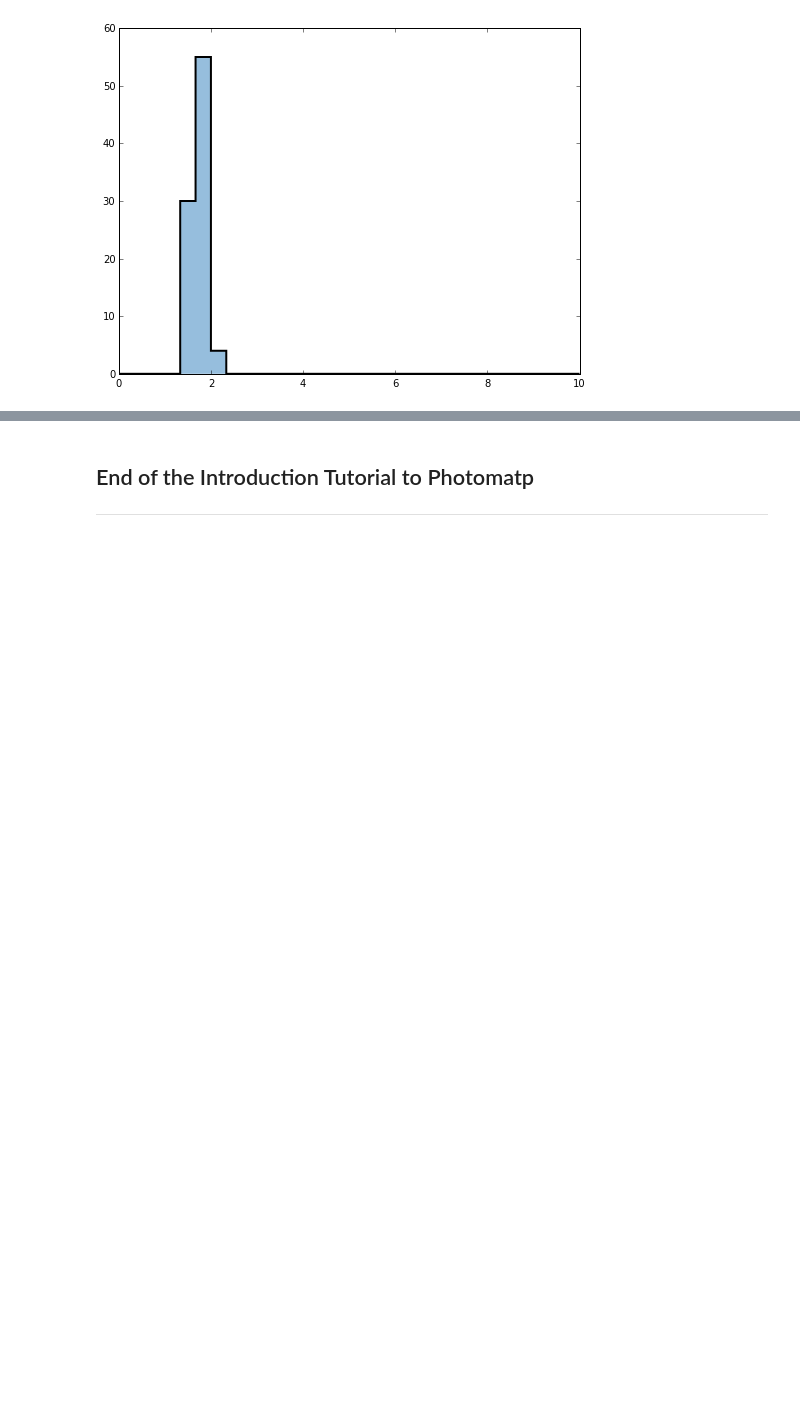
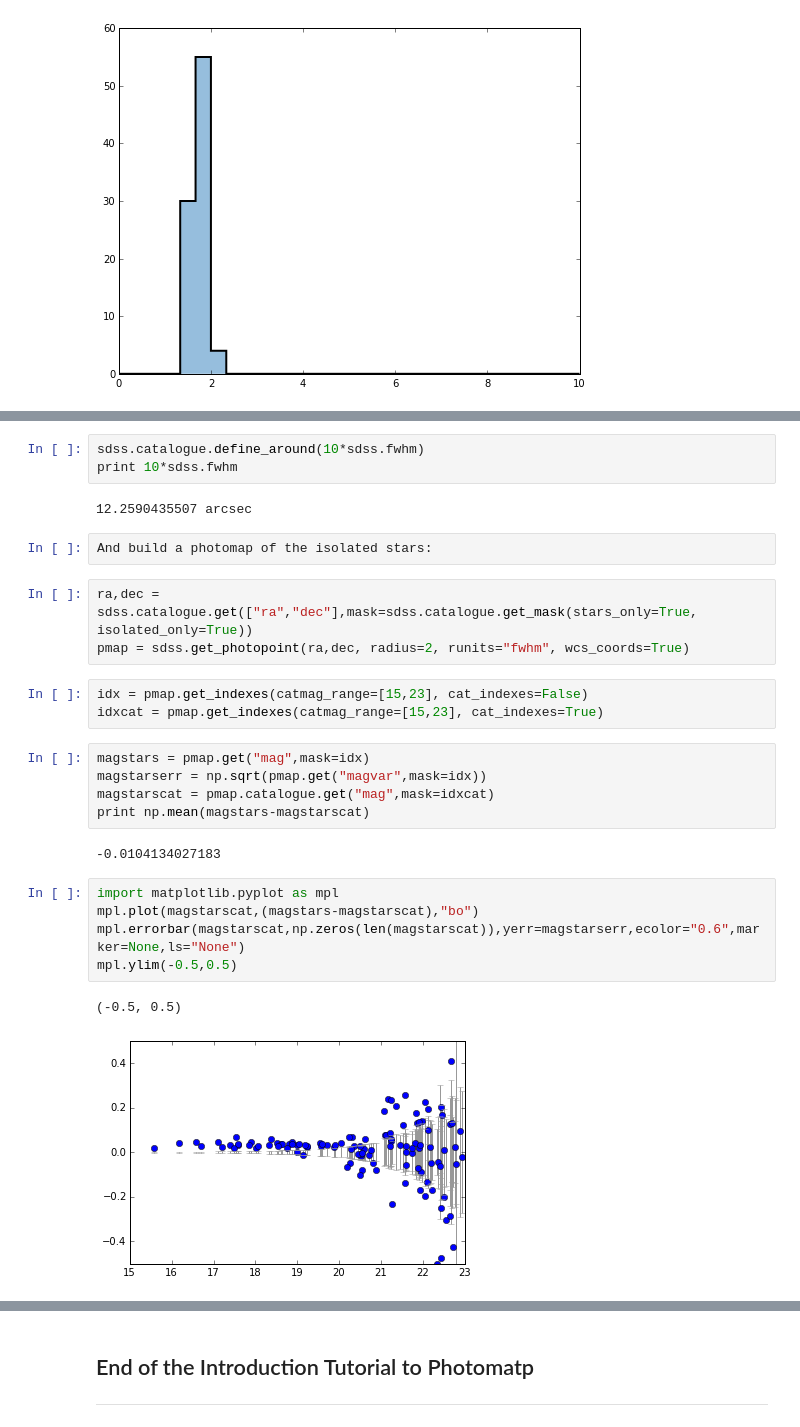
Before and after one commit to MickaelRigault/astrobject, a Jupyter notebook: notebooks/Tutorial_Collections__PhotoPoints.ipynb, the cells around one changed output, grey strips where cells are left out. Cells and saved outputs as stored; diff of their text form; blank space fills up the shorter version.

```diff
--- a/notebooks/Tutorial_Collections__PhotoPoints.ipynb
+++ b/notebooks/Tutorial_Collections__PhotoPoints.ipynb
@@ -474,0 +479,28 @@ sep.show_hist(toshow="a",
+# %%
+sdss.catalogue.define_around(10*sdss.fwhm)
+print 10*sdss.fwhm
+# %% [output]
+12.2590435507 arcsec
+# %%
+And build a photomap of the isolated stars:
+# %%
+ra,dec = sdss.catalogue.get(["ra","dec"],mask=sdss.catalogue.get_mask(stars_only=True, isolated_only=True))
+pmap = sdss.get_photopoint(ra,dec, radius=2, runits="fwhm", wcs_coords=True)
+# %%
+idx = pmap.get_indexes(catmag_range=[15,23], cat_indexes=False)
+idxcat = pmap.get_indexes(catmag_range=[15,23], cat_indexes=True)
+# %%
+magstars = pmap.get("mag",mask=idx)
+magstarserr = np.sqrt(pmap.get("magvar",mask=idx))
+magstarscat = pmap.catalogue.get("mag",mask=idxcat)
+print np.mean(magstars-magstarscat)
+# %% [output]
+-0.0104134027183
+# %%
+import matplotlib.pyplot as mpl
+mpl.plot(magstarscat,(magstars-magstarscat),"bo")
+mpl.errorbar(magstarscat,np.zeros(len(magstarscat)),yerr=magstarserr,ecolor="0.6",marker=None,ls="None")
+mpl.ylim(-0.5,0.5)
+# %% [output]
+(-0.5, 0.5)
+[figure, added]
```
Also changed, not shown: parts of 4 cells of this notebook, 3 other files.
